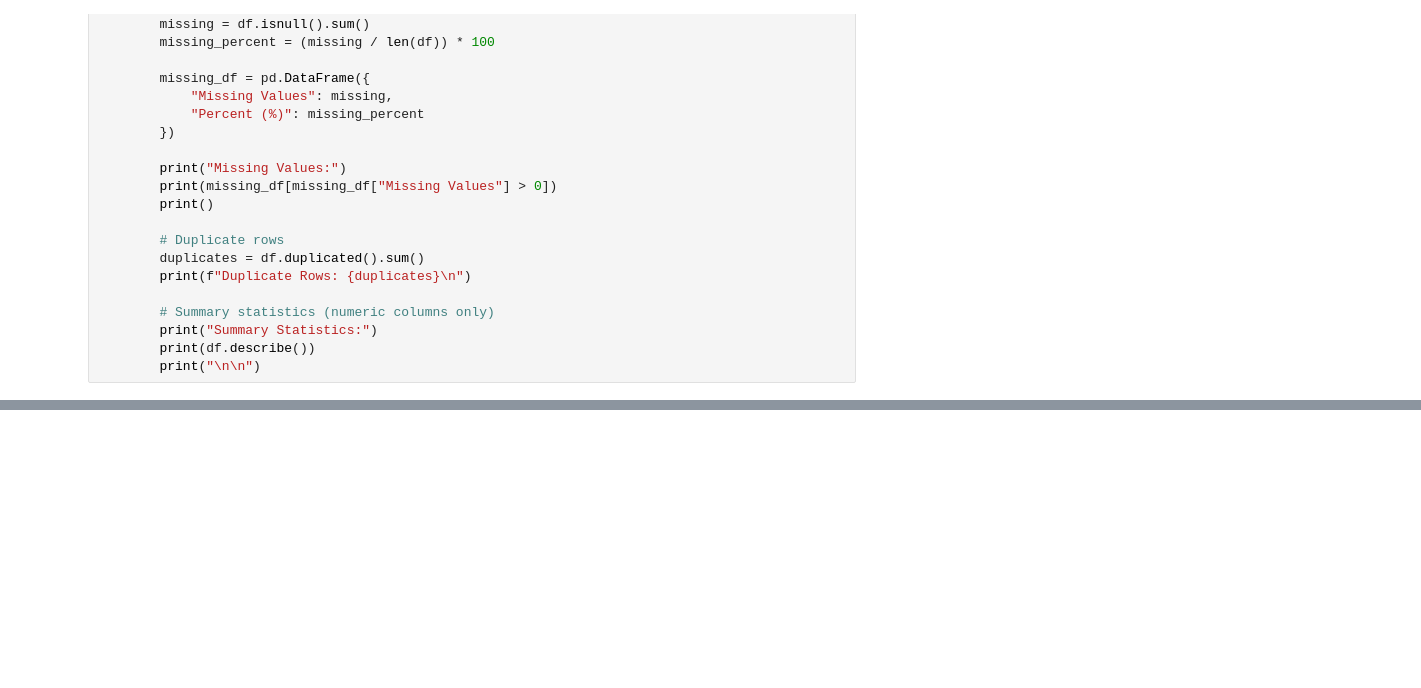
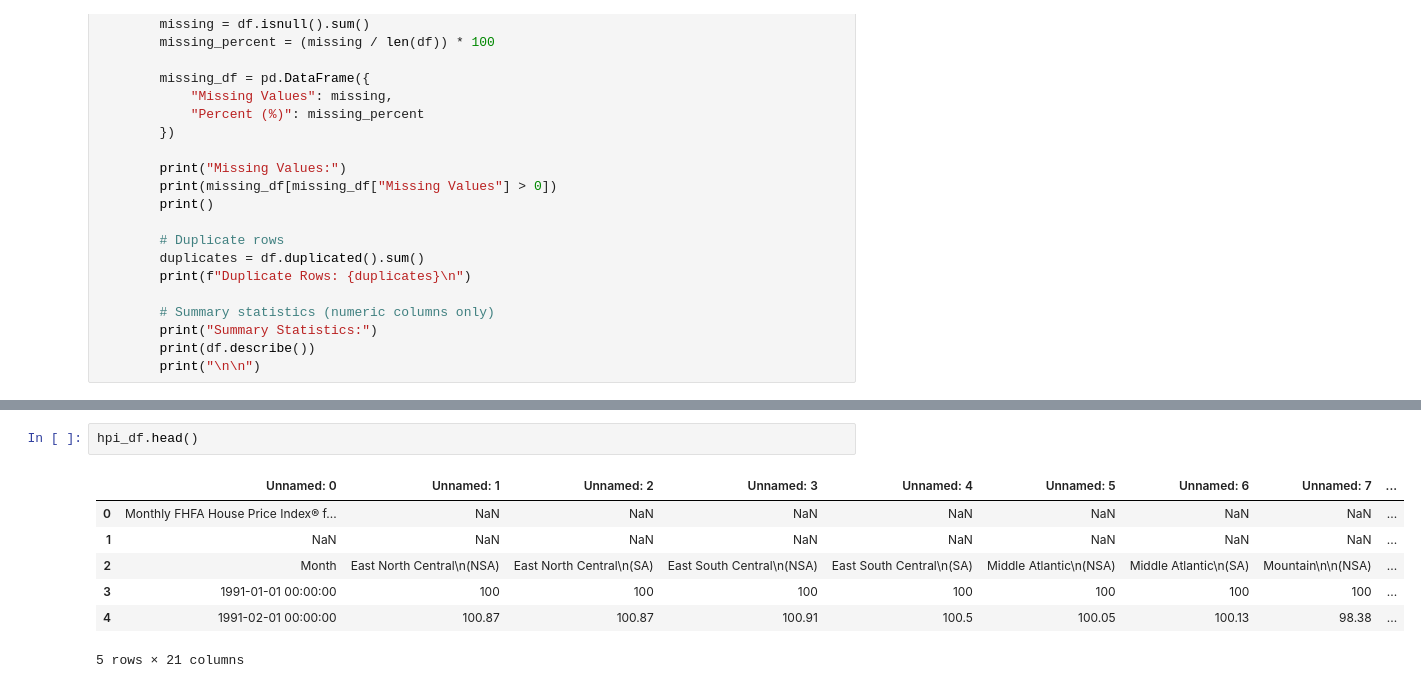
Before and after one commit to walde363/covid-housing-forecast, a Jupyter notebook: notebooks/Data review and analysis.ipynb, the cells around one changed output, grey strips where cells are left out. Cells and saved outputs as stored; diff of their text form; blank space fills up the shorter version.

```diff
--- a/notebooks/Data review and analysis.ipynb
+++ b/notebooks/Data review and analysis.ipynb
@@ -140,0 +373,10 @@ max    145.000000  154.000000  152.000000  139.000000
+# %%
+hpi_df.head()
+# %% [output]
+|  | Unnamed: 0 | Unnamed: 1 | Unnamed: 2 | Unnamed: 3 | Unnamed: 4 | Unnamed: 5 | Unnamed: 6 | Unnamed: 7 | ... |
+| 0 | Monthly FHFA House Price Index® f... | NaN | NaN | NaN | NaN | NaN | NaN | NaN | ... |
+| 1 | NaN | NaN | NaN | NaN | NaN | NaN | NaN | NaN | ... |
+| 2 | Month | East North Central\n(NSA) | East North Central\n(SA) | East South Central\n(NSA) | East South Central\n(SA) | Middle Atlantic\n(NSA) | Middle Atlantic\n(SA) | Mountain\n\n(NSA) | ... |
+| 3 | 1991-01-01 00:00:00 | 100 | 100 | 100 | 100 | 100 | 100 | 100 | ... |
+| 4 | 1991-02-01 00:00:00 | 100.87 | 100.87 | 100.91 | 100.5 | 100.05 | 100.13 | 98.38 | ... |
+5 rows × 21 columns
```
Also changed, not shown: parts of 42 cells of this notebook.
